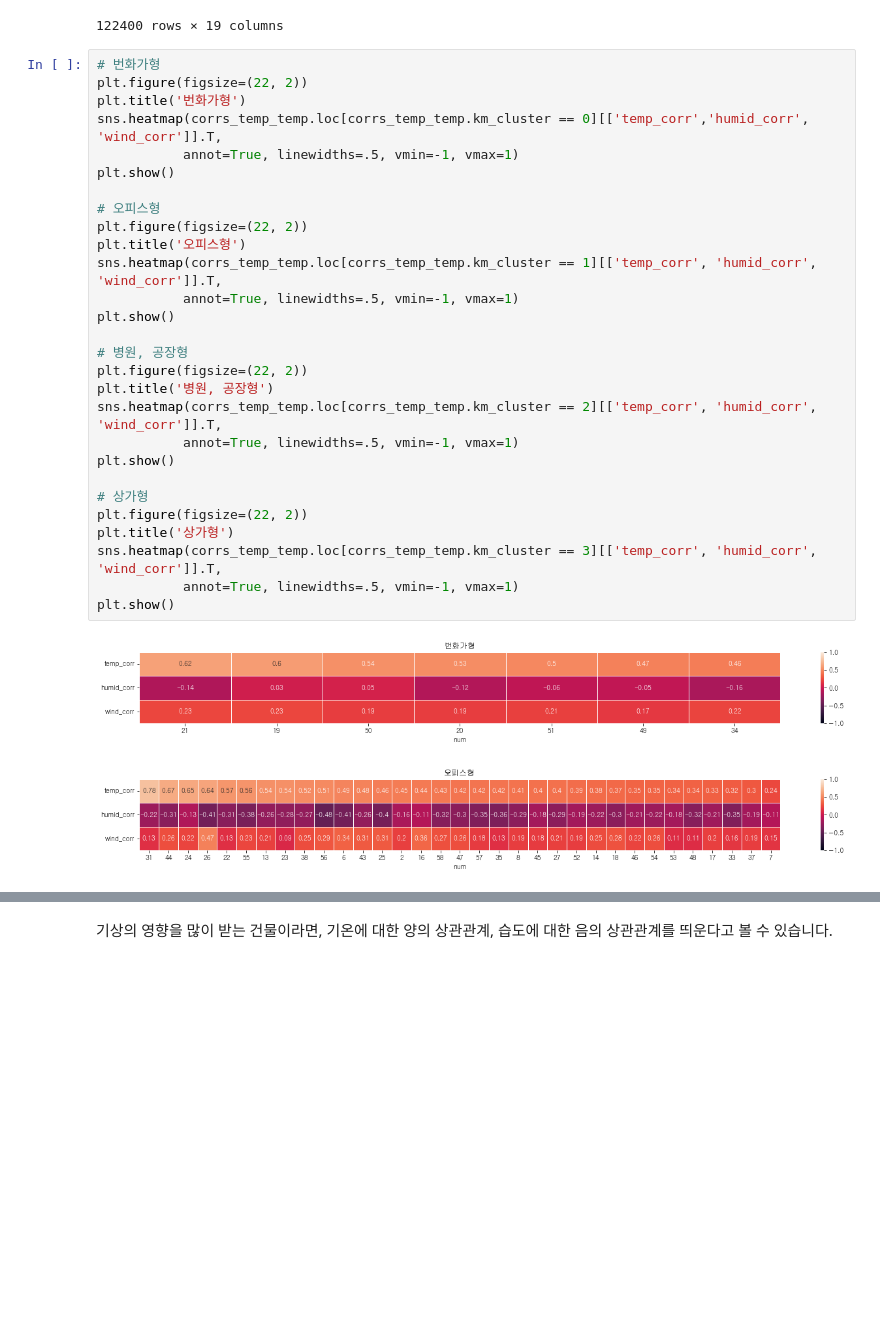
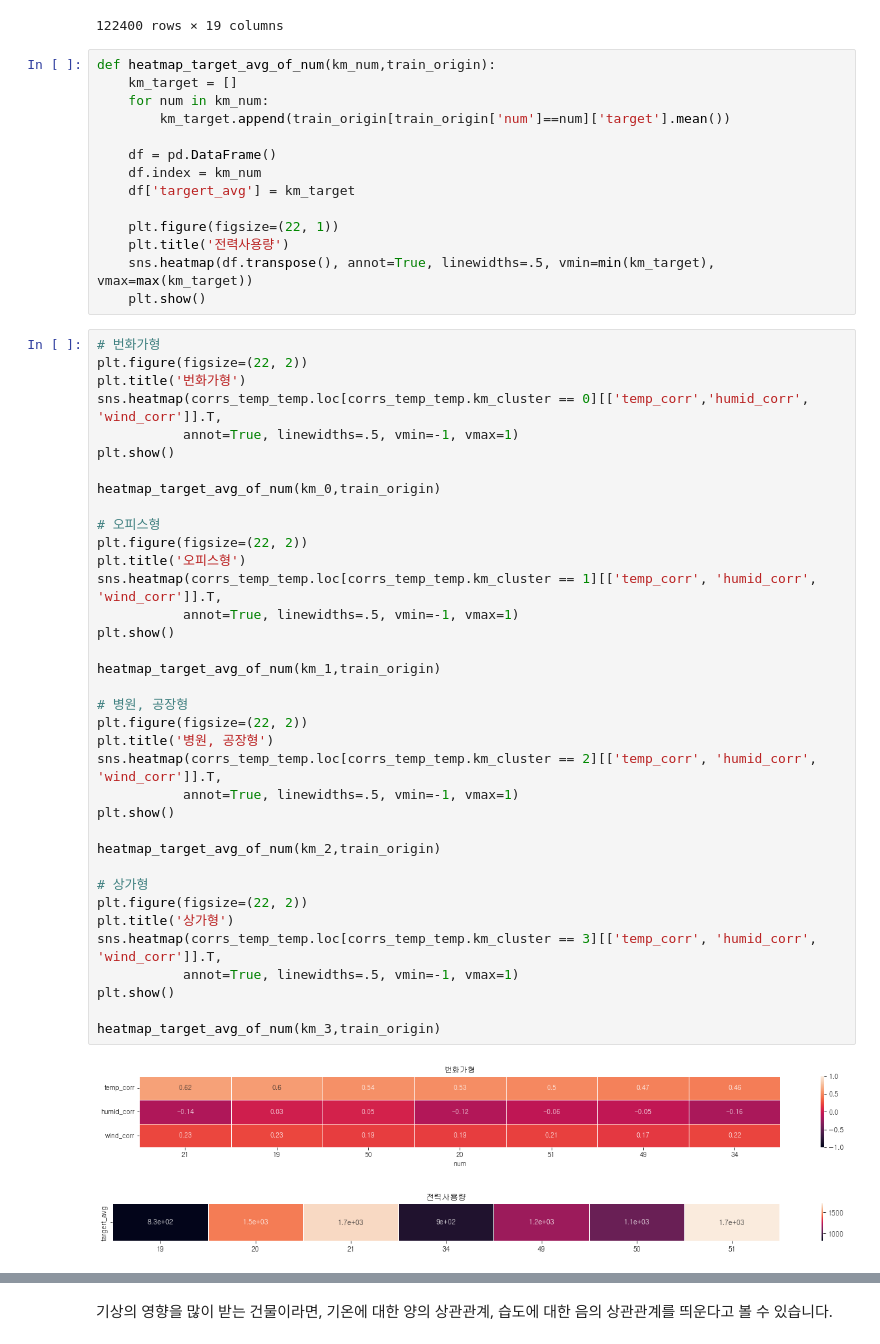
Before and after one commit to top-warrior/electronic, a Jupyter notebook: hyeonji.ipynb, the cells around one changed output, grey strips where cells are left out. Drawn from its saved outputs; the diff is of its cells as text; blank space fills up the shorter version.

```diff
--- a/hyeonji.ipynb
+++ b/hyeonji.ipynb
@@ -464,34 +439,56 @@ target_avg
 | 122398 | 60 | 2020-08-24 22:00:00 | 3299.18400 | 27.10000 | 1.80000 | 74.00000 | 0.00000 | 0.00000 | 1.00000 | 1.00000 | 2020-08-24 | ... |
 | 122399 | 60 | 2020-08-24 23:00:00 | 3204.57600 | 27.10000 | 2.60000 | 75.00000 | 0.00000 | 0.00000 | 1.00000 | 1.00000 | 2020-08-24 | ... |
 122400 rows × 19 columns
+# %%
+def heatmap_target_avg_of_num(km_num,train_origin):
+    km_target = []
+    for num in km_num:
+        km_target.append(train_origin[train_origin['num']==num]['target'].mean())
+
+    df = pd.DataFrame()
+    df.index = km_num
+    df['targert_avg'] = km_target
+
+    plt.figure(figsize=(22, 1))
+    plt.title('전력사용량')
+    sns.heatmap(df.transpose(), annot=True, linewidths=.5, vmin=min(km_target), vmax=max(km_target))
+    plt.show()
 # %%
 # 번화가형
 plt.figure(figsize=(22, 2))
 plt.title('번화가형')
 sns.heatmap(corrs_temp_temp.loc[corrs_temp_temp.km_cluster == 0][['temp_corr','humid_corr', 'wind_corr']].T,
            annot=True, linewidths=.5, vmin=-1, vmax=1)
 plt.show()
 
+heatmap_target_avg_of_num(km_0,train_origin)
+
 # 오피스형
 plt.figure(figsize=(22, 2))
 plt.title('오피스형')
 sns.heatmap(corrs_temp_temp.loc[corrs_temp_temp.km_cluster == 1][['temp_corr', 'humid_corr', 'wind_corr']].T,
            annot=True, linewidths=.5, vmin=-1, vmax=1)
 plt.show()
+
+heatmap_target_avg_of_num(km_1,train_origin)
 
 # 병원, 공장형
 plt.figure(figsize=(22, 2))
 plt.title('병원, 공장형')
 sns.heatmap(corrs_temp_temp.loc[corrs_temp_temp.km_cluster == 2][['temp_corr', 'humid_corr', 'wind_corr']].T,
            annot=True, linewidths=.5, vmin=-1, vmax=1)
 plt.show()
 
+heatmap_target_avg_of_num(km_2,train_origin)
+
 # 상가형
 plt.figure(figsize=(22, 2))
 plt.title('상가형')
 sns.heatmap(corrs_temp_temp.loc[corrs_temp_temp.km_cluster == 3][['temp_corr', 'humid_corr', 'wind_corr']].T,
            annot=True, linewidths=.5, vmin=-1, vmax=1)
 plt.show()
+
+heatmap_target_avg_of_num(km_3,train_origin)
 # %% [output]
 [figure]
-[figure, old version]
+[figure, new version]
```
Also changed, not shown: parts of 6 cells of this notebook.
